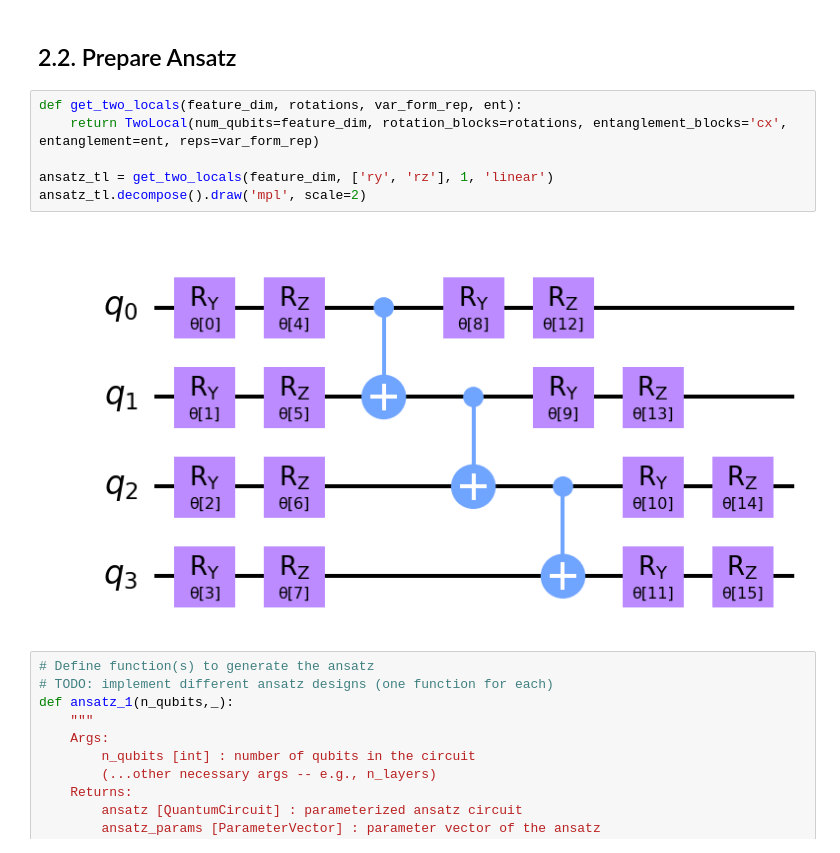
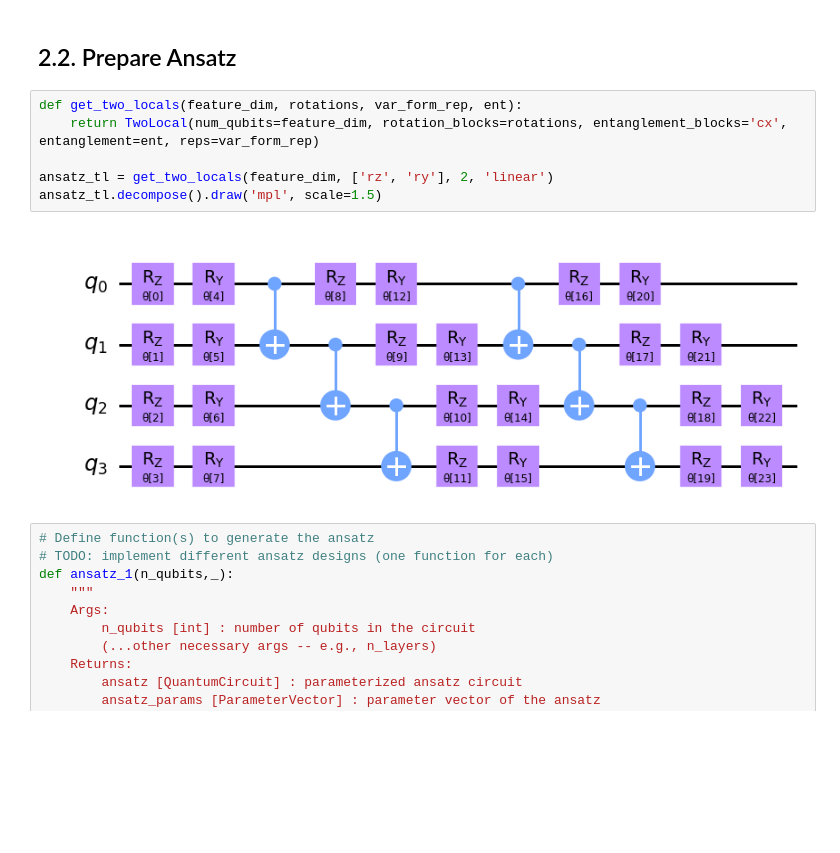
Before and after one commit to natestemen/qml, a Jupyter notebook: C2C Project Notebook.ipynb, the cells around one changed output. Saved outputs shown, nothing was run; the diff lists cells and outputs as text; blank space fills up the shorter version.

```diff
--- a/C2C Project Notebook.ipynb
+++ b/C2C Project Notebook.ipynb
@@ -165,11 +220,11 @@ def encoder_circuit_1(data_x,_):
 # %%
 def get_two_locals(feature_dim, rotations, var_form_rep, ent):
     return TwoLocal(num_qubits=feature_dim, rotation_blocks=rotations, entanglement_blocks='cx', entanglement=ent, reps=var_form_rep)
 
-ansatz_tl = get_two_locals(feature_dim, ['ry', 'rz'], 1, 'linear')
-ansatz_tl.decompose().draw('mpl', scale=2)
+ansatz_tl = get_two_locals(feature_dim, ['rz', 'ry'], 2, 'linear')
+ansatz_tl.decompose().draw('mpl', scale=1.5)
 # %% [output]
-[figure, old version]
+[figure, new version]
 # %%
 # Define function(s) to generate the ansatz
 # TODO: implement different ansatz designs (one function for each)
```
Also changed, not shown: parts of 20 cells of this notebook.
